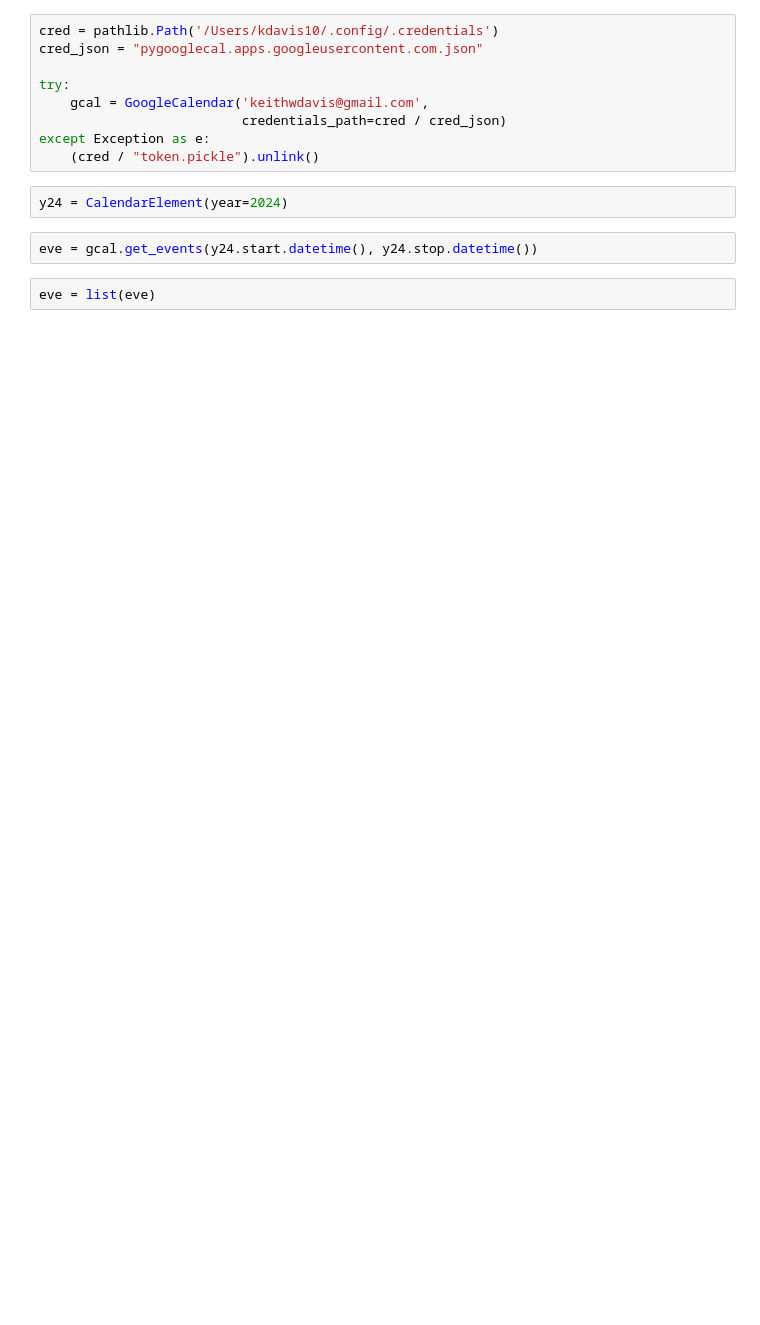
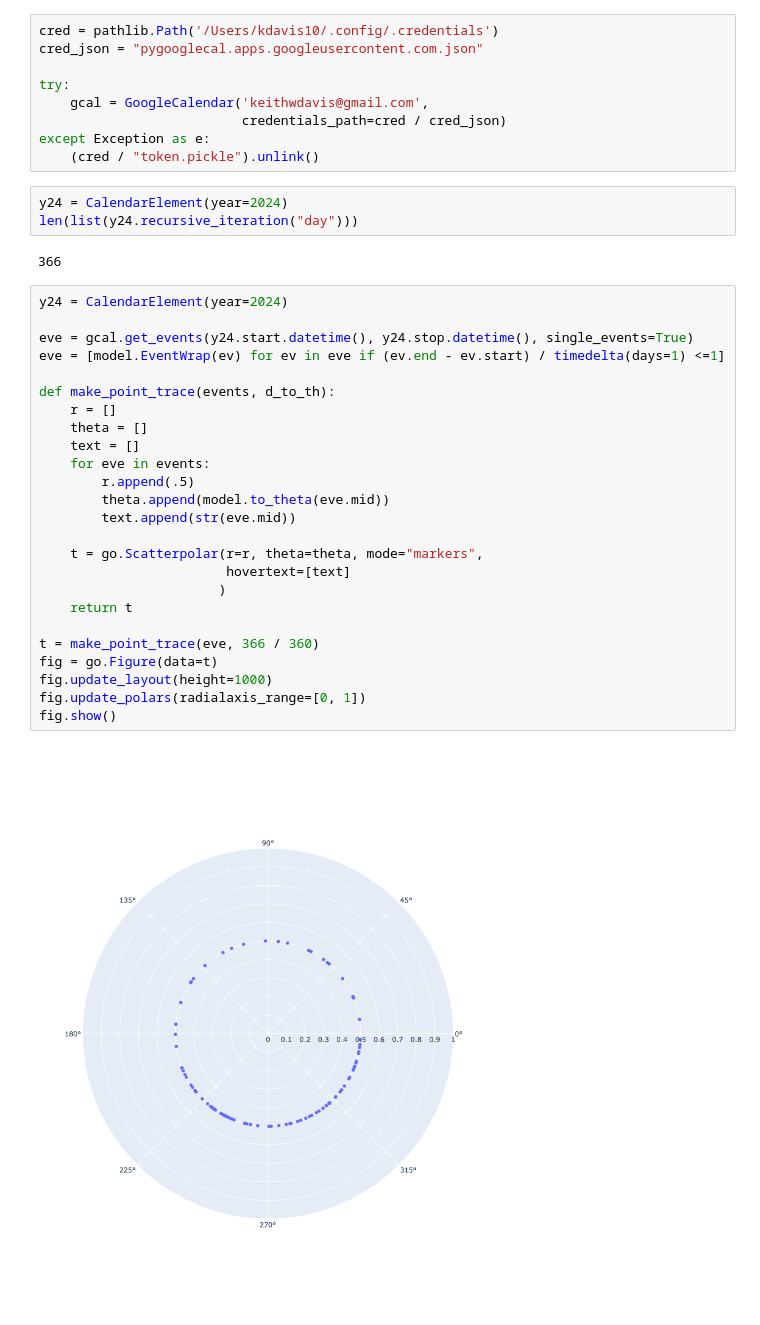
Before and after one commit to KeithDavis067/taskbraid, a Jupyter notebook: python/circlecal/latest_circle_year.ipynb, the cells around one changed output. Saved outputs shown, nothing was run; the diff lists cells and outputs as text; blank space fills up the shorter version.

```diff
--- a/python/circlecal/latest_circle_year.ipynb
+++ b/python/circlecal/latest_circle_year.ipynb
@@ -29,7 +31,33 @@ except Exception as e:
     (cred / "token.pickle").unlink()
 # %%
 y24 = CalendarElement(year=2024)
+len(list(y24.recursive_iteration("day")))
+# %% [output]
+366
-# %%
-eve = gcal.get_events(y24.start.datetime(), y24.stop.datetime())
-# %%
-eve = list(eve)
+# %%
+y24 = CalendarElement(year=2024)
+
+eve = gcal.get_events(y24.start.datetime(), y24.stop.datetime(), single_events=True)
+eve = [model.EventWrap(ev) for ev in eve if (ev.end - ev.start) / timedelta(days=1) <=1]
+
+def make_point_trace(events, d_to_th):
+    r = []
+    theta = []
+    text = []
+    for eve in events:
+        r.append(.5)
+        theta.append(model.to_theta(eve.mid))
+        text.append(str(eve.mid))
+
+    t = go.Scatterpolar(r=r, theta=theta, mode="markers",
+                        hovertext=[text]
+                       )
+    return t
+
+t = make_point_trace(eve, 366 / 360)
+fig = go.Figure(data=t)
+fig.update_layout(height=1000)
+fig.update_polars(radialaxis_range=[0, 1])
+fig.show()
+# %% [output]
+[figure, added]
```
Also changed, not shown: parts of 21 cells of this notebook, 8 other files.
